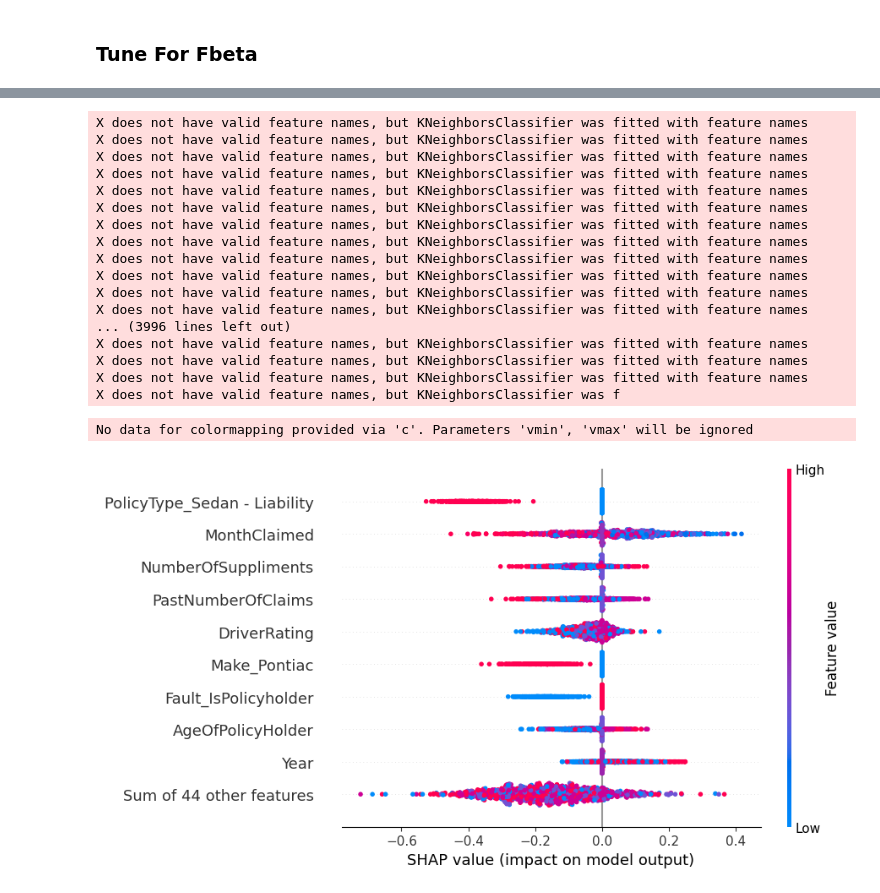
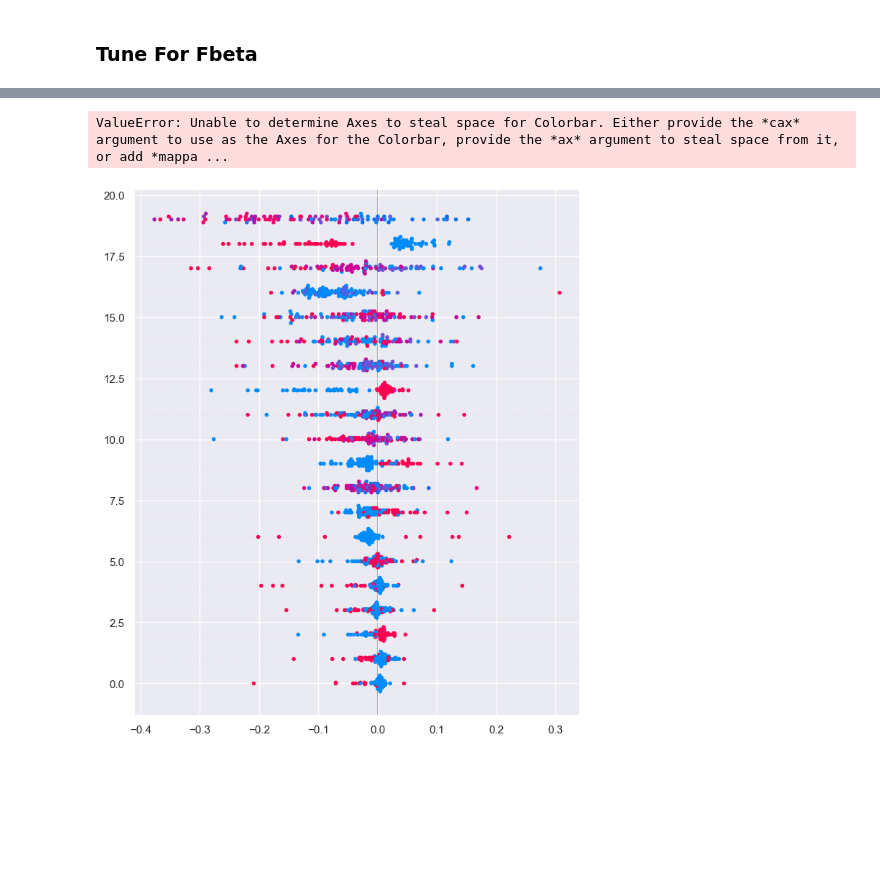
Before and after one commit to hewtungyuen/car-insurance-fraud-BT4012, a Jupyter notebook: KNN.ipynb, the cells around one changed output, grey strips where cells are left out. Saved outputs shown, nothing was run; the diff lists cells and outputs as text; code cells hidden in the pictures; blank space fills up the shorter version.

```diff
--- a/KNN.ipynb
+++ b/KNN.ipynb
@@ -154,32 +145,12 @@ get_confusion_matrix(y_valid, y_pred,'Tuned for fbeta')
+# %%
+
+shap.summary_plot(shap_values, X_train[1:100,:], feature_names=features)
+# %% [output]
+ValueError: Unable to determine Axes to steal space for Colorbar. Either provide the *cax* argument to use as the Axes for the Colorbar, provide the *ax* argument to steal space from it, or add *mappa ...
+[figure, added]
 # %%
-knn = best_model
-import shap
-# Initialize model
-f = lambda x: knn.predict_proba(x)[:,1]
-med = x_train.median().values.reshape((1,x_train.shape[1]))
+# f = lambda x: knn.predict_proba(x)[:,1]
+# med = X_train.median().values.reshape((1,X_train.shape[1]))
 
-explainer = shap.Explainer(f, med)
-shap_values = explainer(x_test.iloc[0:1000,:])
+# explainer = shap.Explainer(f, med)
+# shap_values = explainer(X_test.iloc[0:1000,:])
-# %% [output]
-X does not have valid feature names, but KNeighborsClassifier was fitted with feature names
-X does not have valid feature names, but KNeighborsClassifier was fitted with feature names
-X does not have valid feature names, but KNeighborsClassifier was fitted with feature names
-X does not have valid feature names, but KNeighborsClassifier was fitted with feature names
-X does not have valid feature names, but KNeighborsClassifier was fitted with feature names
-X does not have valid feature names, but KNeighborsClassifier was fitted with feature names
-X does not have valid feature names, but KNeighborsClassifier was fitted with feature names
-X does not have valid feature names, but KNeighborsClassifier was fitted with feature names
-X does not have valid feature names, but KNeighborsClassifier was fitted with feature names
-X does not have valid feature names, but KNeighborsClassifier was fitted with feature names
-X does not have valid feature names, but KNeighborsClassifier was fitted with feature names
-X does not have valid feature names, but KNeighborsClassifier was fitted with feature names
-... (3996 lines left out)
-X does not have valid feature names, but KNeighborsClassifier was fitted with feature names
-X does not have valid feature names, but KNeighborsClassifier was fitted with feature names
-X does not have valid feature names, but KNeighborsClassifier was fitted with feature names
-X does not have valid feature names, but KNeighborsClassifier was f
-# %%
-shap.plots.beeswarm(shap_values)
-# %% [output]
-No data for colormapping provided via 'c'. Parameters 'vmin', 'vmax' will be ignored
-[figure, removed]
```
Also changed, not shown: parts of 23 cells of this notebook.
